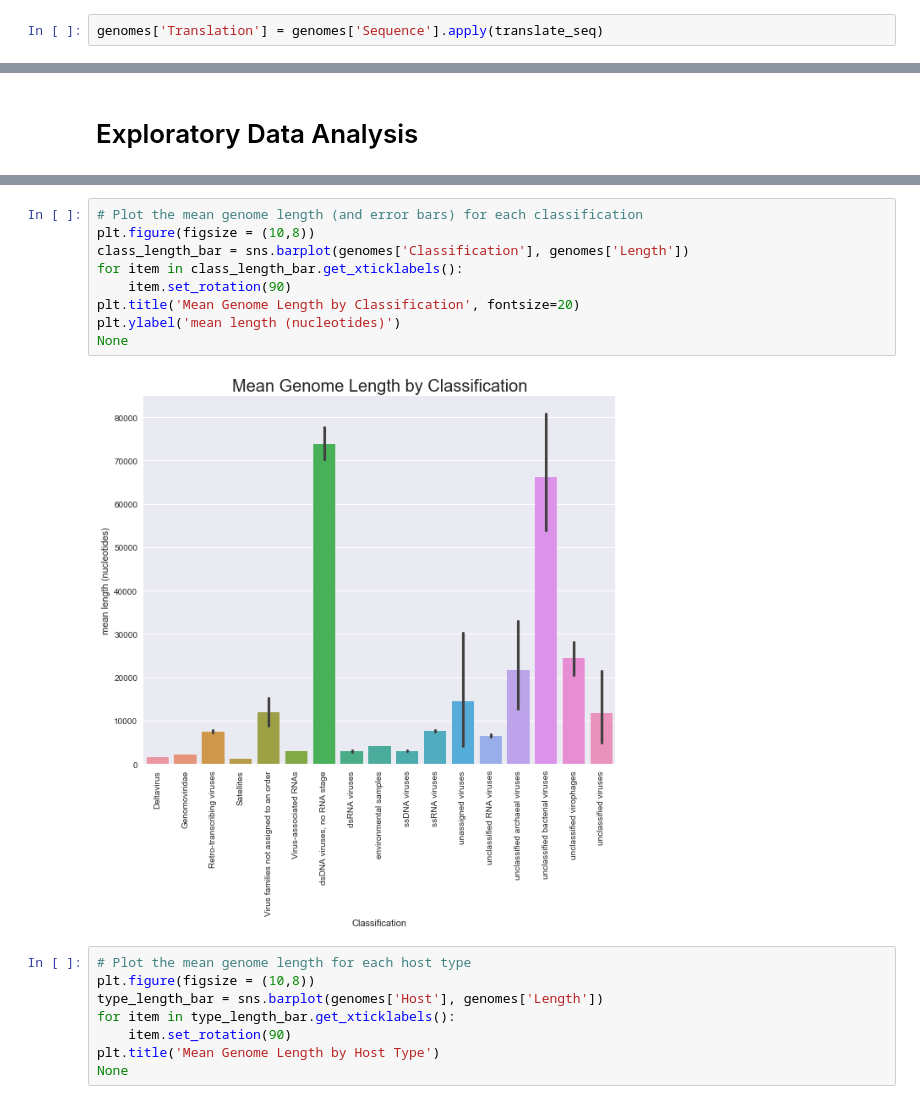
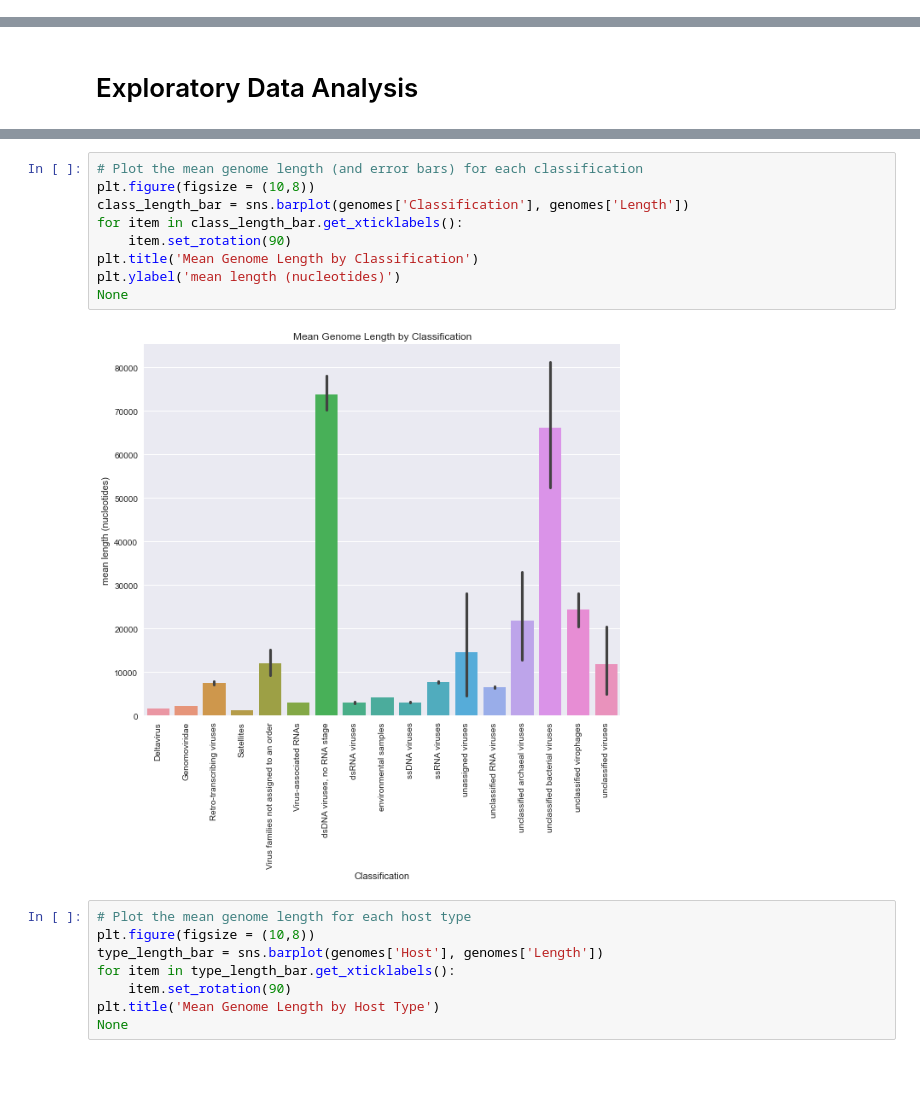
Before and after one commit to qdupupet/Viral-Genomes, a Jupyter notebook: ViralGenomes.ipynb, the cells around one changed output, grey strips where cells are left out. Cells and saved outputs as stored; diff of their text form; blank space fills up the shorter version.

```diff
--- a/ViralGenomes.ipynb
+++ b/ViralGenomes.ipynb
@@ -139,4 +141,2 @@ print(translate_seq('atggccattgtaatgggccgctgaaagggtgcccgatag'))
 # %% [output]
 MAIVMGR*KGAR*
-# %%
-genomes['Translation'] = genomes['Sequence'].apply(translate_seq)
@@ -161,14 +167,14 @@ None
 # %%
 # Plot the mean genome length (and error bars) for each classification
 plt.figure(figsize = (10,8))
 class_length_bar = sns.barplot(genomes['Classification'], genomes['Length'])
 for item in class_length_bar.get_xticklabels():
     item.set_rotation(90)
-plt.title('Mean Genome Length by Classification', fontsize=20)
+plt.title('Mean Genome Length by Classification')
 plt.ylabel('mean length (nucleotides)')
 None
 # %% [output]
-[figure, old version]
+[figure, new version]
 # %%
 # Plot the mean genome length for each host type
 plt.figure(figsize = (10,8))
```
Also changed, not shown: parts of 17 cells of this notebook, 13 other files.
